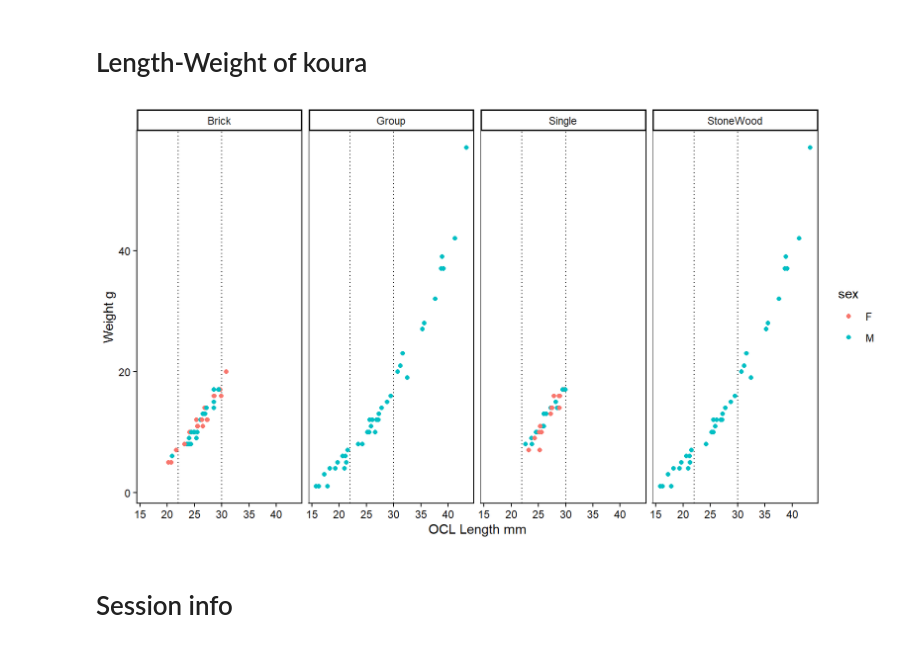
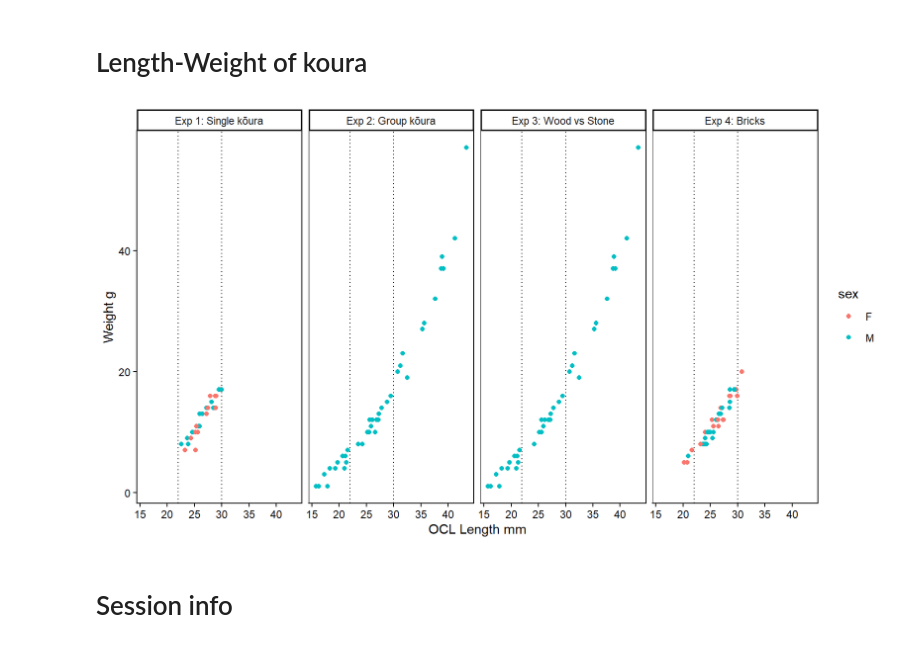
Before and after one commit to OlivierRaven/Koura_Mesocosm, a Jupyter notebook: docs/analysis.out.ipynb, the cells around one changed output. Cells and saved outputs as stored; diff of their text form; code cells hidden in the pictures.

```diff
--- a/docs/analysis.out.ipynb
+++ b/docs/analysis.out.ipynb
@@ -1043,40 +1050,40 @@ ggsave(wq_all_plot, file = file.path(out_dir, "fig-wq.png"), width = 5, height =
 
 df_size_weight_all <- dplyr::bind_rows(
   df_exp1_single_raw %>%
-    dplyr::transmute(experiment = "Single",
+    dplyr::transmute(experiment = "Exp 1: Single kōura",
       size_mm1   = as.numeric(size_mm1),
       weight_g1  = as.numeric(weight_g1),
       sex= as.factor(sex)), df_exp2_group_raw %>%
     dplyr::transmute(
-      experiment = "Group",
+      experiment = "Exp 2: Group kōura",
       size_mm1   = as.numeric(size_mm1),
       weight_g1  = as.numeric(weight_g1),
       sex= as.factor(sex)),df_exp3_woodstone_raw %>%
     dplyr::transmute(
-      experiment = "StoneWood",
+      experiment = "Exp 3: Wood vs Stone",
       size_mm1   = as.numeric(size_mm1),
       weight_g1  = as.numeric(weight_g1),
       sex= as.factor(sex)),df_exp4_brick_raw %>%
     dplyr::transmute(
-      experiment = "Brick",
+      experiment = "Exp 4: Bricks",
       size_mm1   = as.numeric(size_mm1),
       weight_g1  = as.numeric(weight_g1),
       sex= as.factor(sex))) %>%
   dplyr::filter(!is.na(size_mm1), !is.na(weight_g1)) %>%
   dplyr::mutate(experiment = factor(experiment))
 
 p_size_weight <- ggplot2::ggplot(
   df_size_weight_all,
   ggplot2::aes(x = size_mm1, y = weight_g1, colour = sex)) +
   ggplot2::geom_vline(xintercept = 22, linetype = "dotted") +
   ggplot2::geom_vline(xintercept = 30, linetype = "dotted") +
   ggplot2::geom_point()+
   ggplot2::facet_grid(~ experiment)+
   labs(x = "OCL Length mm", y = "Weight g")
 
 p_size_weight
 # %% [output]
-[figure, old version]
+[figure, new version]
 # %% [markdown]
 # Session info
 # %%
```
Also changed, not shown: parts of 5 cells of this notebook, 11 other files.
